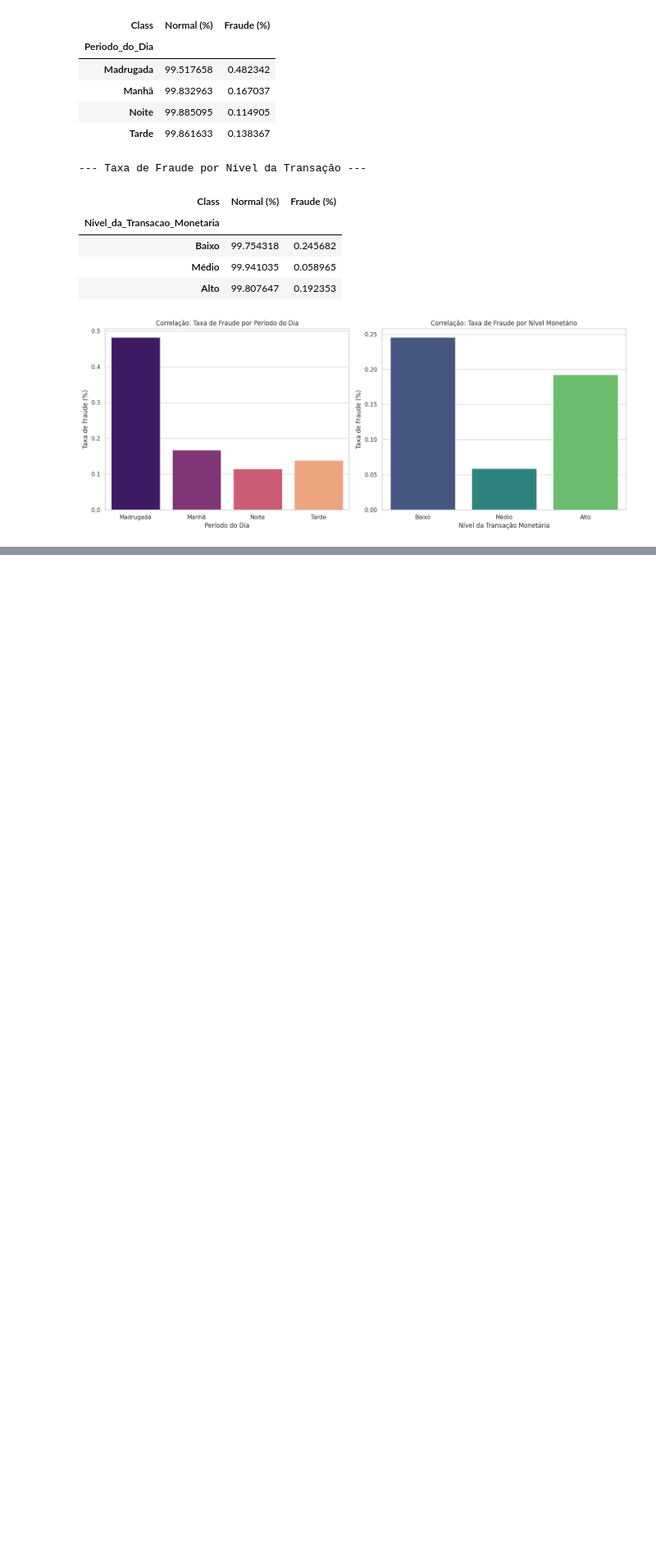
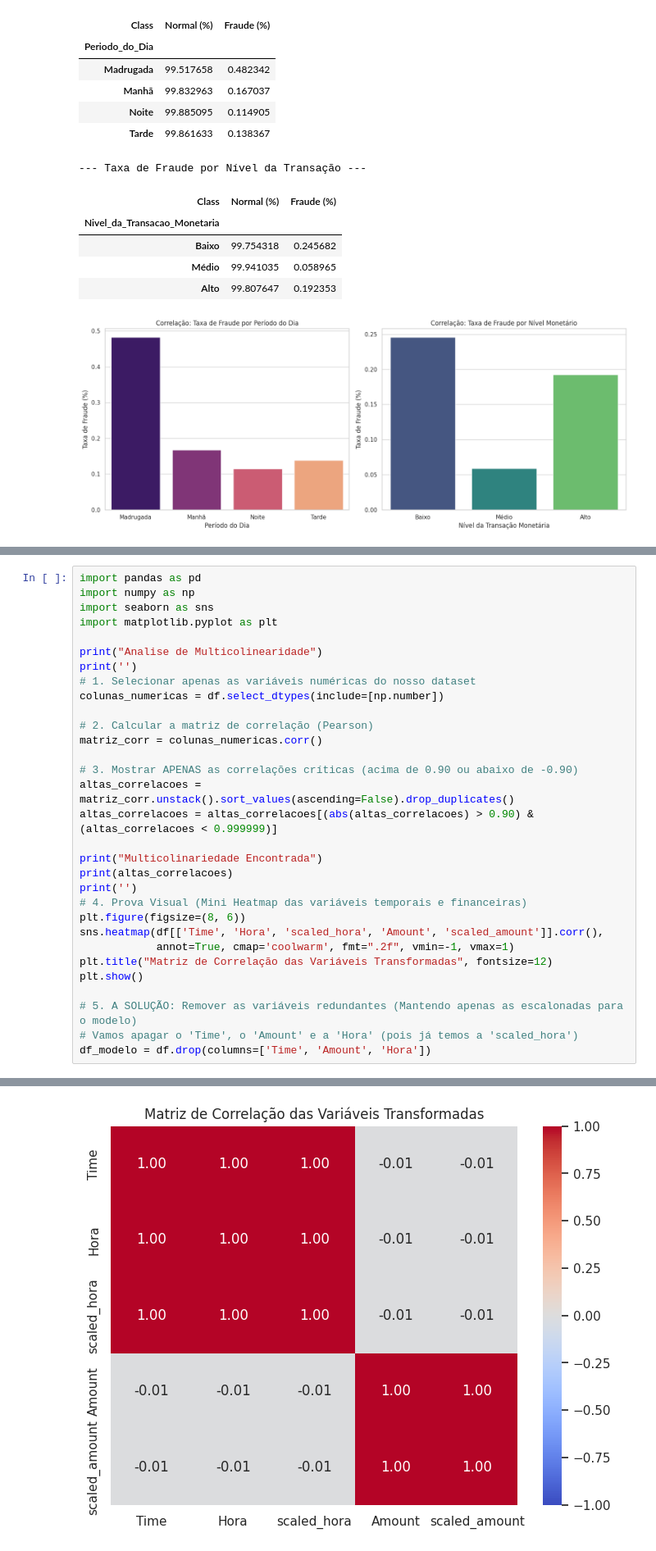
Before and after one commit to tomas15moreira/Projeto-Detecao-de-Transacoes-Fraudulentas-, a Jupyter notebook: notebooks/1.0_eda_limpeza.ipynb, the cells around one changed output, grey strips where cells are left out. Shown at 82% size. Cells and saved outputs as stored; diff of their text form; blank space fills up the shorter version.

```diff
--- a/notebooks/1.0_eda_limpeza.ipynb
+++ b/notebooks/1.0_eda_limpeza.ipynb
@@ -914,0 +933,32 @@ plt.show()
+# %%
+import pandas as pd
+import numpy as np
+import seaborn as sns
+import matplotlib.pyplot as plt
+
+print("Analise de Multicolinearidade")
+print('')
+# 1. Selecionar apenas as variáveis numéricas do nosso dataset
+colunas_numericas = df.select_dtypes(include=[np.number])
+
+# 2. Calcular a matriz de correlação (Pearson)
+matriz_corr = colunas_numericas.corr()
+
+# 3. Mostrar APENAS as correlações críticas (acima de 0.90 ou abaixo de -0.90)
+altas_correlacoes = matriz_corr.unstack().sort_values(ascending=False).drop_duplicates()
+altas_correlacoes = altas_correlacoes[(abs(altas_correlacoes) > 0.90) & (altas_correlacoes < 0.999999)]
+
+print("Multicolinariedade Encontrada")
+print(altas_correlacoes)
+print('')
+# 4. Prova Visual (Mini Heatmap das variáveis temporais e financeiras)
+plt.figure(figsize=(8, 6))
+sns.heatmap(df[['Time', 'Hora', 'scaled_hora', 'Amount', 'scaled_amount']].corr(),
+            annot=True, cmap='coolwarm', fmt=".2f", vmin=-1, vmax=1)
+plt.title("Matriz de Correlação das Variáveis Transformadas", fontsize=12)
+plt.show()
+
+# 5. A SOLUÇÃO: Remover as variáveis redundantes (Mantendo apenas as escalonadas para o modelo)
+# Vamos apagar o 'Time', o 'Amount' e a 'Hora' (pois já temos a 'scaled_hora')
+df_modelo = df.drop(columns=['Time', 'Amount', 'Hora'])
+# %% [output]
@@ -914,0 +971 @@ plt.show()
+[figure, added]
```
Also changed, not shown: parts of 6 cells of this notebook.
